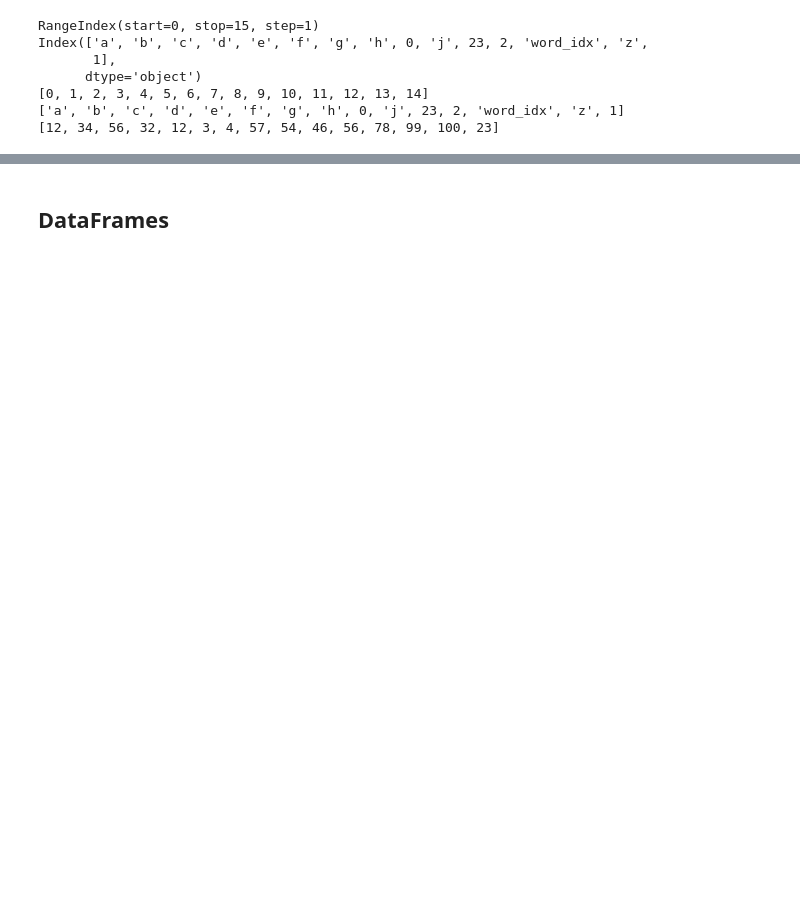
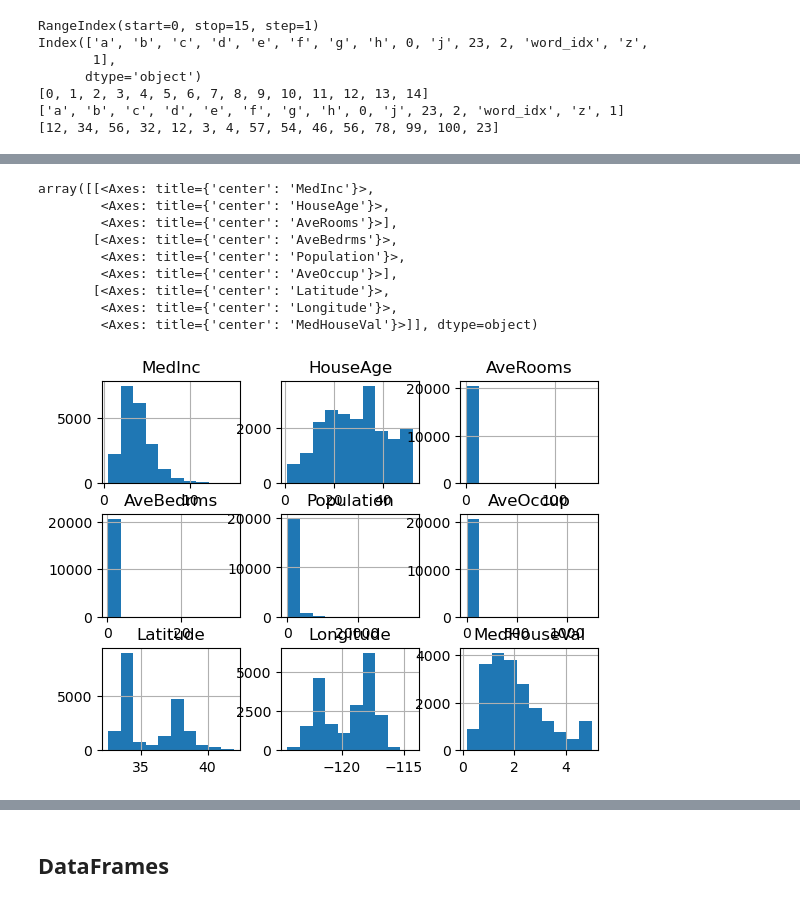
Before and after one commit to SharanJaiswal/py, a Jupyter notebook: DSc/01_panda.ipynb, the cells around one changed output, grey strips where cells are left out. Cells and saved outputs as stored; diff of their text form; code cells hidden in the pictures; blank space fills up the shorter version.

```diff
--- a/DSc/01_panda.ipynb
+++ b/DSc/01_panda.ipynb
@@ -469,0 +591,3 @@ ser3.to_csv("ser3.csv")
+# %%
+data = fetch_california_housing(as_frame=True).frame
+data
@@ -469,0 +654,14 @@ ser3.to_csv("ser3.csv")
+# %%
+data.hist()
+# We can also give figsize as data.hist(figsize=(10,8)), which behind the scene calls matplot lib only.
+# %% [output]
+array([[<Axes: title={'center': 'MedInc'}>,
+        <Axes: title={'center': 'HouseAge'}>,
+        <Axes: title={'center': 'AveRooms'}>],
+       [<Axes: title={'center': 'AveBedrms'}>,
+        <Axes: title={'center': 'Population'}>,
+        <Axes: title={'center': 'AveOccup'}>],
+       [<Axes: title={'center': 'Latitude'}>,
+        <Axes: title={'center': 'Longitude'}>,
+        <Axes: title={'center': 'MedHouseVal'}>]], dtype=object)
+[figure, added]
```
Also changed, not shown: parts of 123 cells of this notebook, 6 other files.
